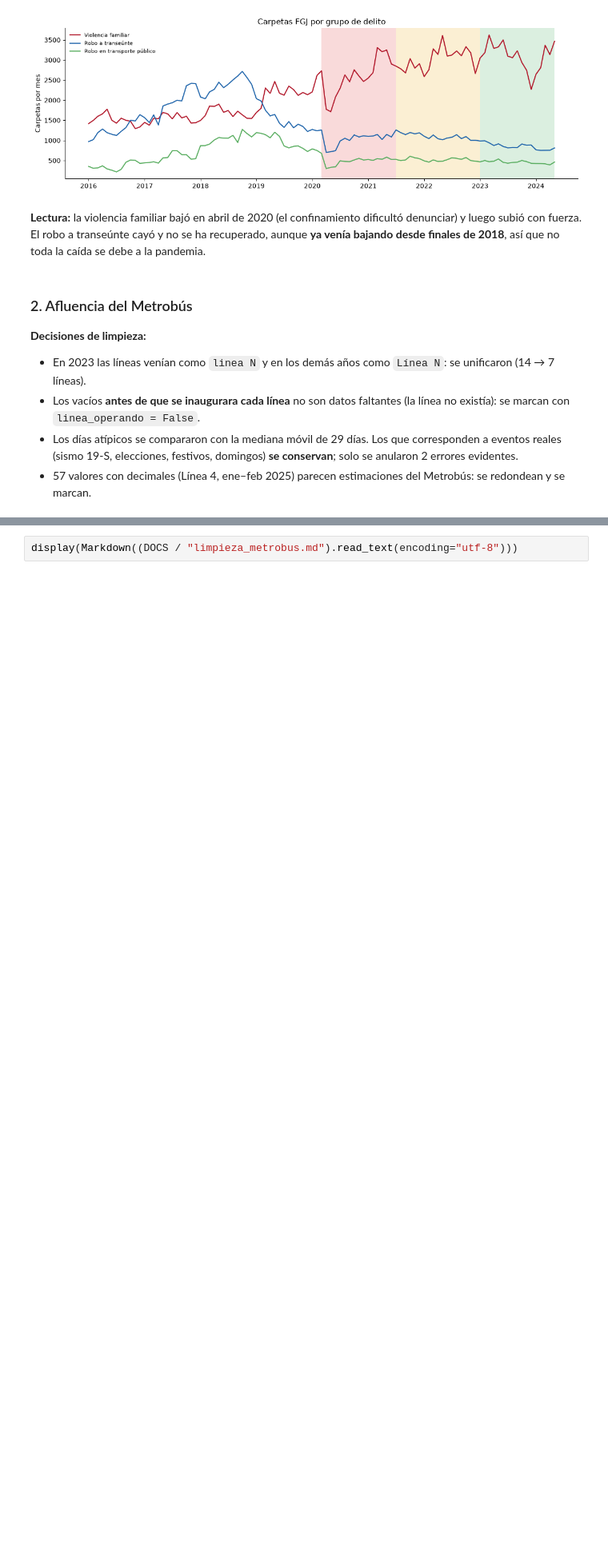
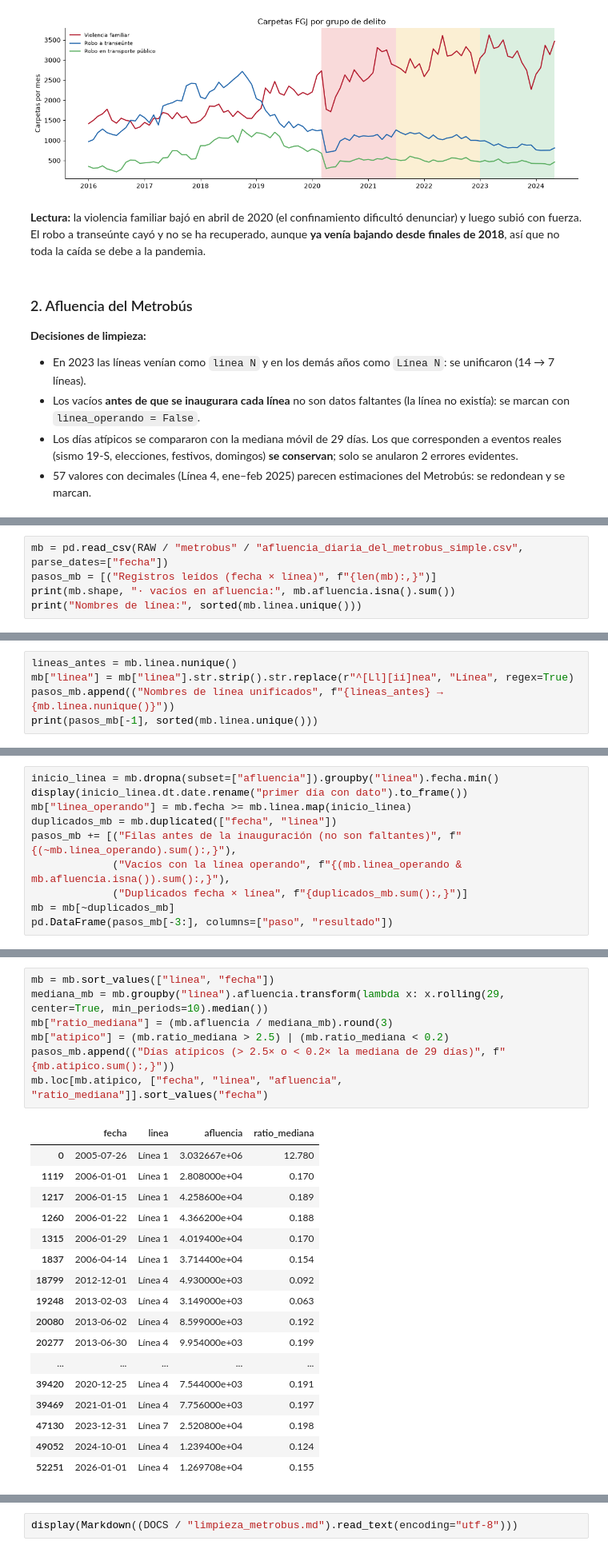
Before and after one commit to Angel788/Analisis-pandemia-covid-19, a Jupyter notebook: notebooks/01_limpieza_datasets.ipynb, the cells around one changed output, grey strips where cells are left out. Shown at 80% size. Drawn from its saved outputs; the diff is of its cells as text; blank space fills up the shorter version.

Commit message:
Limpieza de datos

```diff
--- a/notebooks/01_limpieza_datasets.ipynb
+++ b/notebooks/01_limpieza_datasets.ipynb
@@ -252,0 +523,5 @@ plt.tight_layout(); plt.show()
+# %%
+mb = pd.read_csv(RAW / "metrobus" / "afluencia_diaria_del_metrobus_simple.csv", parse_dates=["fecha"])
+pasos_mb = [("Registros leídos (fecha × línea)", f"{len(mb):,}")]
+print(mb.shape, "· vacíos en afluencia:", mb.afluencia.isna().sum())
+print("Nombres de línea:", sorted(mb.linea.unique()))
@@ -252,0 +533,5 @@ plt.tight_layout(); plt.show()
+# %%
+lineas_antes = mb.linea.nunique()
+mb["linea"] = mb["linea"].str.strip().str.replace(r"^[Ll][ií]nea", "Línea", regex=True)
+pasos_mb.append(("Nombres de línea unificados", f"{lineas_antes} → {mb.linea.nunique()}"))
+print(pasos_mb[-1], sorted(mb.linea.unique()))
@@ -252,0 +542,10 @@ plt.tight_layout(); plt.show()
+# %%
+inicio_linea = mb.dropna(subset=["afluencia"]).groupby("linea").fecha.min()
+display(inicio_linea.dt.date.rename("primer día con dato").to_frame())
+mb["linea_operando"] = mb.fecha >= mb.linea.map(inicio_linea)
+duplicados_mb = mb.duplicated(["fecha", "linea"])
+pasos_mb += [("Filas antes de la inauguración (no son faltantes)", f"{(~mb.linea_operando).sum():,}"),
+             ("Vacíos con la línea operando", f"{(mb.linea_operando & mb.afluencia.isna()).sum():,}"),
+             ("Duplicados fecha × línea", f"{duplicados_mb.sum():,}")]
+mb = mb[~duplicados_mb]
+pd.DataFrame(pasos_mb[-3:], columns=["paso", "resultado"])
@@ -252,0 +568,25 @@ plt.tight_layout(); plt.show()
+# %%
+mb = mb.sort_values(["linea", "fecha"])
+mediana_mb = mb.groupby("linea").afluencia.transform(lambda x: x.rolling(29, center=True, min_periods=10).median())
+mb["ratio_mediana"] = (mb.afluencia / mediana_mb).round(3)
+mb["atipico"] = (mb.ratio_mediana > 2.5) | (mb.ratio_mediana < 0.2)
+pasos_mb.append(("Días atípicos (> 2.5× o < 0.2× la mediana de 29 días)", f"{mb.atipico.sum():,}"))
+mb.loc[mb.atipico, ["fecha", "linea", "afluencia", "ratio_mediana"]].sort_values("fecha")
+# %% [output]
+|  | fecha | linea | afluencia | ratio_mediana |
+| 0 | 2005-07-26 | Línea 1 | 3.032667e+06 | 12.780 |
+| 1119 | 2006-01-01 | Línea 1 | 2.808000e+04 | 0.170 |
+| 1217 | 2006-01-15 | Línea 1 | 4.258600e+04 | 0.189 |
+| 1260 | 2006-01-22 | Línea 1 | 4.366200e+04 | 0.188 |
+| 1315 | 2006-01-29 | Línea 1 | 4.019400e+04 | 0.170 |
+| 1837 | 2006-04-14 | Línea 1 | 3.714400e+04 | 0.154 |
+| 18799 | 2012-12-01 | Línea 4 | 4.930000e+03 | 0.092 |
+| 19248 | 2013-02-03 | Línea 4 | 3.149000e+03 | 0.063 |
+| 20080 | 2013-06-02 | Línea 4 | 8.599000e+03 | 0.192 |
+| 20277 | 2013-06-30 | Línea 4 | 9.954000e+03 | 0.199 |
+| ... | ... | ... | ... | ... |
+| 39420 | 2020-12-25 | Línea 4 | 7.544000e+03 | 0.191 |
+| 39469 | 2021-01-01 | Línea 4 | 7.756000e+03 | 0.197 |
+| 47130 | 2023-12-31 | Línea 7 | 2.520800e+04 | 0.198 |
+| 49052 | 2024-10-01 | Línea 4 | 1.239400e+04 | 0.124 |
+| 52251 | 2026-01-01 | Línea 4 | 1.269708e+04 | 0.155 |
```
Also changed, not shown: parts of 66 cells of this notebook, 13 other files.
